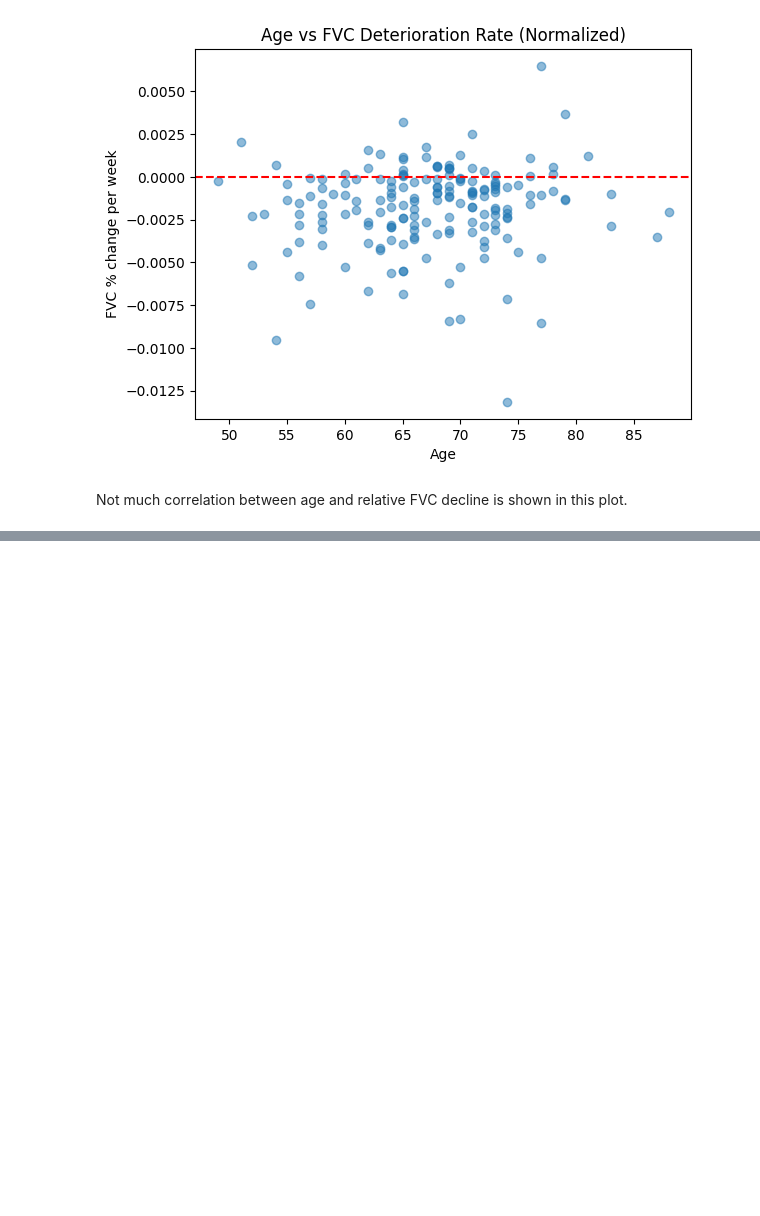
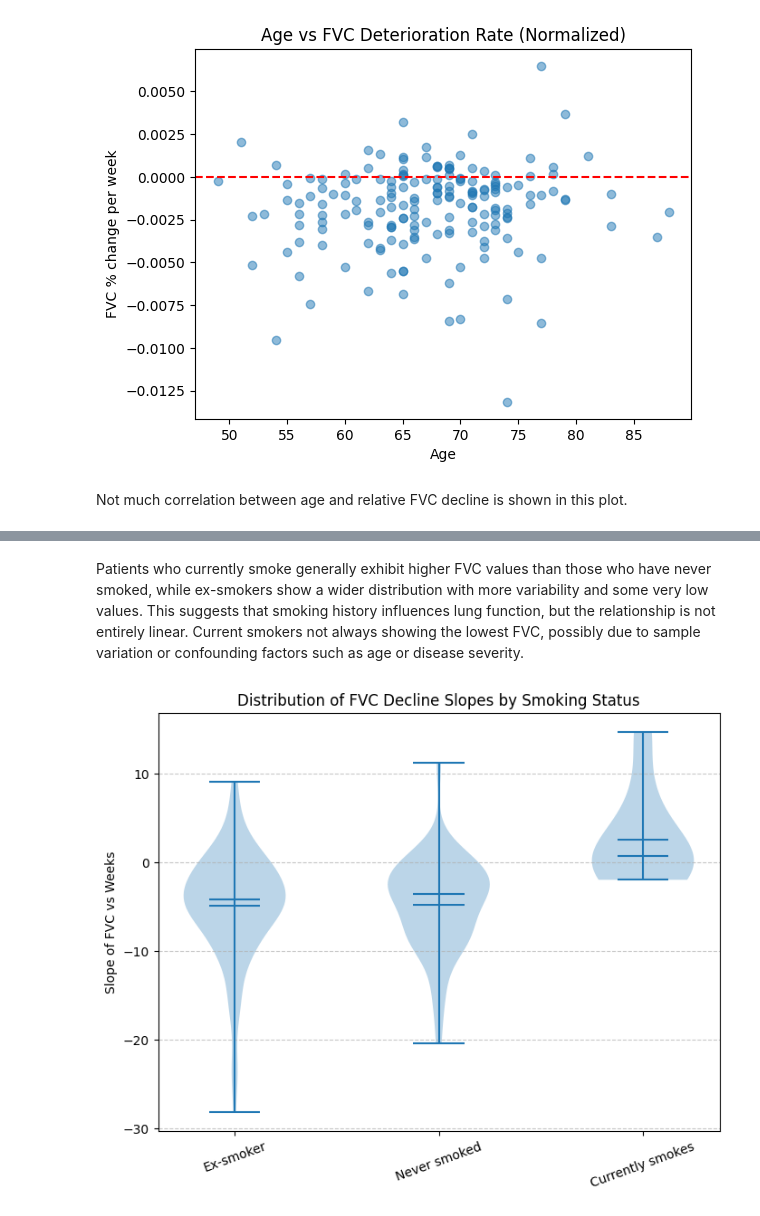
Before and after one commit to unfulw/pulmonary_fibrosis, a Jupyter notebook: Tabular/Tabular_EDA.ipynb, the cells around one changed output, grey strips where cells are left out. Cells and saved outputs as stored; diff of their text form; code cells hidden in the pictures; blank space fills up the shorter version.

```diff
--- a/Tabular/Tabular_EDA.ipynb
+++ b/Tabular/Tabular_EDA.ipynb
@@ -80,0 +148,32 @@ Not much correlation between age and relative FVC decline is shown in this plot.
+# %% [markdown]
+Patients who currently smoke generally exhibit higher FVC values than those who have never smoked, while ex-smokers show a wider distribution with more variability and some very low values. This suggests that smoking history influences lung function, but the relationship is not entirely linear. Current smokers not always showing the lowest FVC, possibly due to sample variation or confounding factors such as age or disease severity.
+# %%
+
+from sklearn.linear_model import LinearRegression
+
+# Compute per-patient slopes
+slopes = []
+for patient, subdata in data.groupby("Patient"):
+    X = subdata["Weeks"].values.reshape(-1,1)
+    y = subdata["FVC"].values
+    if len(X) > 1:  # need at least 2 points for regression
+        model = LinearRegression().fit(X, y)
+        slope = model.coef_[0]
+        smoking = subdata["SmokingStatus"].iloc[0]
+        slopes.append((smoking, slope))
+
+# Organize slopes into groups
+slopes_data = pd.DataFrame(slopes, columns=["SmokingStatus", "Slope"])
+groups_slopes = [slopes_data.loc[slopes_data["SmokingStatus"] == status, "Slope"]
+                 for status in slopes_data["SmokingStatus"].unique()]
+labels_slopes = slopes_data["SmokingStatus"].unique()
+
+plt.figure(figsize=(8,6))
+plt.violinplot(groups_slopes, showmeans=True, showmedians=True)
+plt.xticks(range(1, len(labels_slopes)+1), labels_slopes, rotation=20)
+plt.title("Distribution of FVC Decline Slopes by Smoking Status")
+plt.ylabel("Slope of FVC vs Weeks")
+plt.grid(True, axis="y", linestyle="--", alpha=0.7)
+plt.show()
+# %% [output]
+[figure, added]
```
Also changed, not shown: parts of 7 cells of this notebook.
